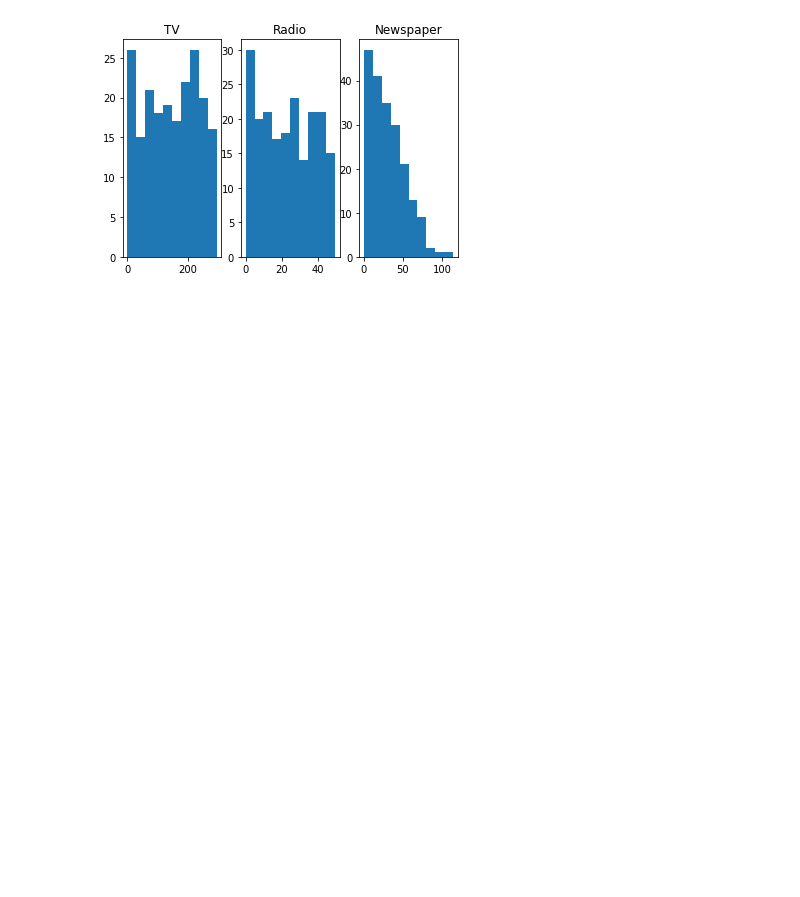
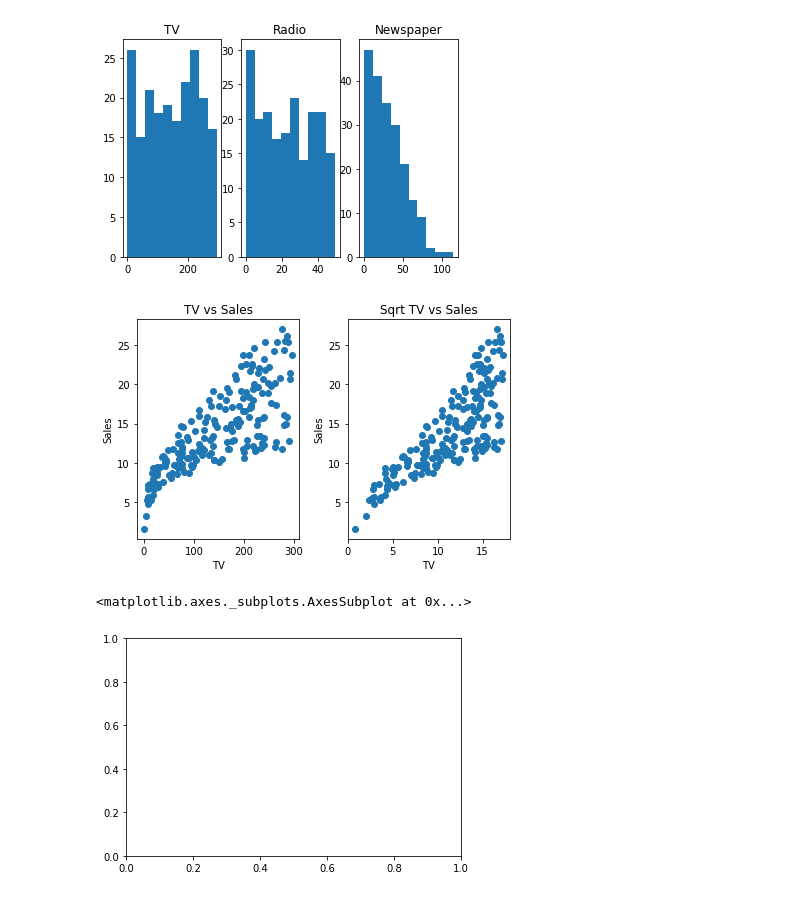
Before and after one commit to Halcyon001/Thinkful, a Jupyter notebook: Unit 2/explanatory power drill.ipynb, the cells around one changed output. Drawn from its saved outputs; the diff is of its cells as text; code cells hidden in the pictures; blank space fills up the shorter version.

```diff
--- a/Unit 2/explanatory power drill.ipynb
+++ b/Unit 2/explanatory power drill.ipynb
@@ -65,3 +69,23 @@ plt.title('Newspaper')
 plt.show()
 # %% [output]
 [figure]
+# %%
+plt.subplot(121)
+plt.scatter(data.TV, data.Sales)
+plt.title('TV vs Sales')
+plt.xlabel('TV')
+plt.ylabel('Sales')
+
+plt.subplot(122)
+plt.scatter(np.sqrt(data.TV), data.Sales)
+plt.title('Sqrt TV vs Sales')
+plt.xlabel('TV')
+plt.ylabel('Sales')
+plt.tight_layout()
+plt.show()
+
+plt.subplot()
+# %% [output]
+[figure, added]
+<matplotlib.axes._subplots.AxesSubplot at 0x...>
+[figure, added]
```
Also changed, not shown: parts of 9 cells of this notebook.
